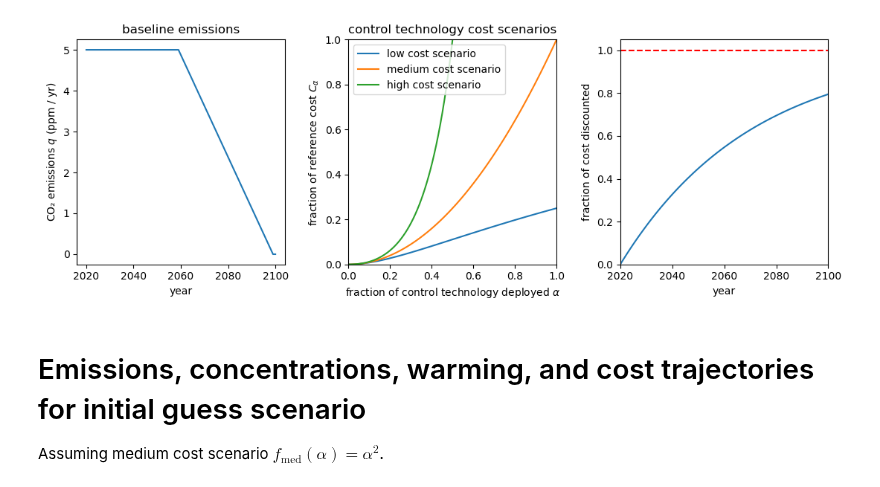
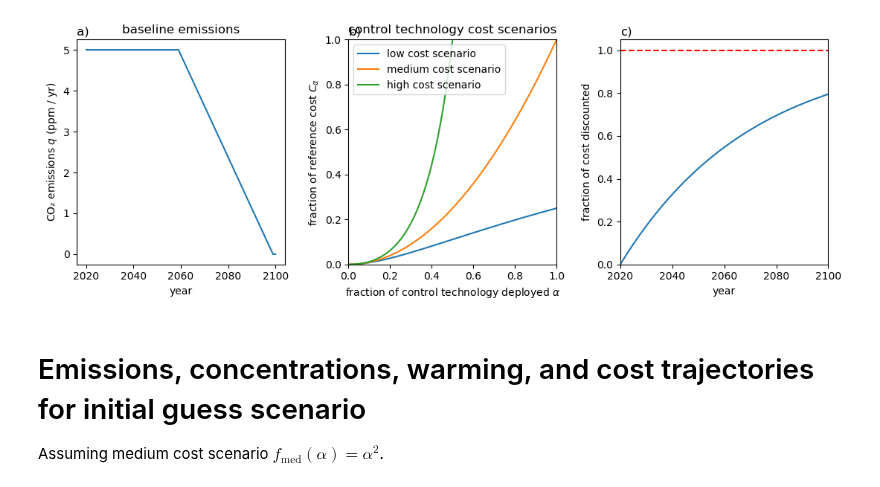
Before and after one commit to hdrake/OptimizeClimate, a Jupyter notebook: DeutchOptimized_gradient_descent_HFD.ipynb, the cells around one changed output. Saved outputs shown, nothing was run; the diff lists cells and outputs as text; code cells hidden in the pictures.

```diff
--- a/DeutchOptimized_gradient_descent_HFD.ipynb
+++ b/DeutchOptimized_gradient_descent_HFD.ipynb
@@ -52,34 +52,39 @@ y_high = (x./(1. .-x)).^2
 figure(figsize=(11,4))
 subplot(1,3,1)
 plot(t,q)
 ylabel(L"CO₂ emissions $q$ (ppm / yr)")
 xlabel("year")
 title("baseline emissions")
+annotate(s="a)",xy=(0,1.02),xycoords="axes fraction",fontsize=12)
 
 subplot(1,3,2)
 plot(x,y_low, label="low cost scenario")
 plot(x,y_med, label="medium cost scenario")
 plot(x,y_high, label="high cost scenario")
 xlim([0,1])
 ylim([0,1])
 title("control technology cost scenarios")
 ylabel(L"fraction of reference cost $C_{\alpha}$")
 xlabel(L"fraction of control technology deployed $\alpha$")
 legend()
+annotate(s="b)",xy=(0,1.02),xycoords="axes fraction",fontsize=12)
+
 
 subplot(1,3,3)
 discounting = (1. / (1. + ρ)).^(t.-t[1])
 plot(t,1. .-discounting)
 plot(t, ones(size(t)), "r--")
 xlabel("year")
 ylabel("fraction of cost discounted")
 xlim(t[1],t[end])
 ylim(0,1.05)
+annotate(s="c)",xy=(0,1.02),xycoords="axes fraction",fontsize=12)
+
 tight_layout()
 
 savefig("figures/model_configuration.png", bbox_inches="tight", dpi=100)
 # %% [output]
-[figure, old version]
+[figure, new version]
 # %%
 c(ϕ::Array, φ::Array) = c_0 .- cumsum(q .* φ) .- cumsum(q[1] .* ϕ);
 δT(ϕ::Array, φ::Array) = δT_00 .+ ϵ.*log.(c(ϕ,φ)./c_00);
```
Also changed, not shown: parts of 2 cells of this notebook, 3 other files.
